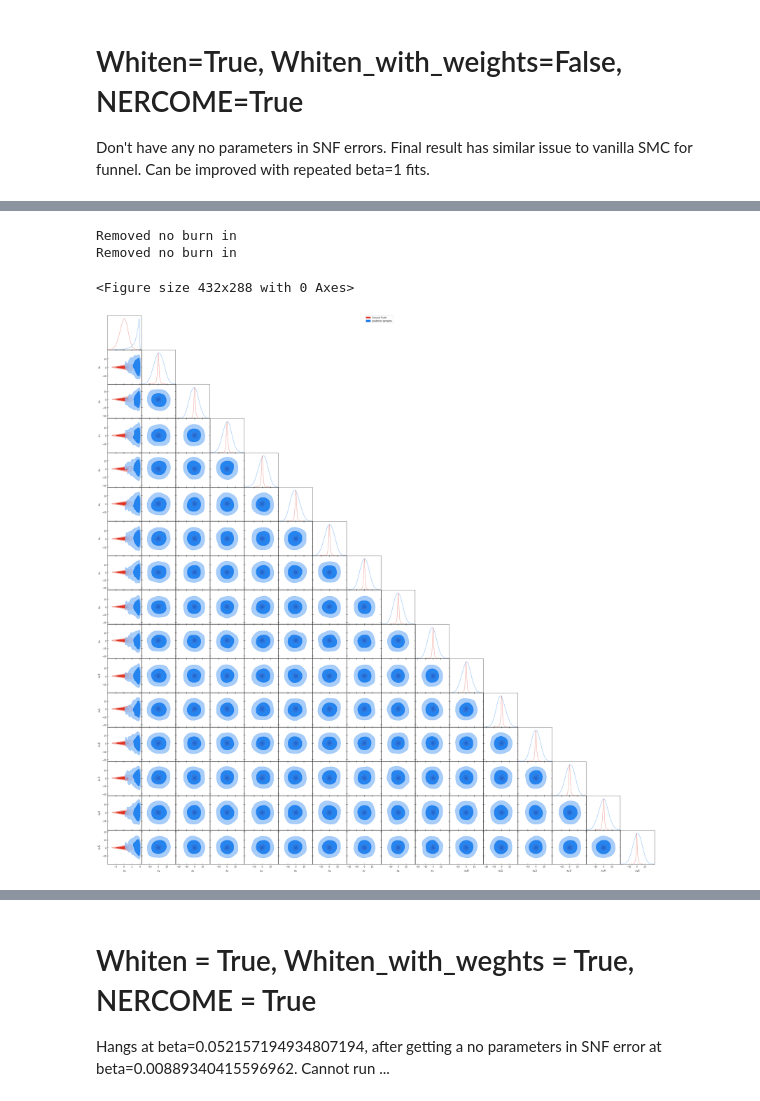
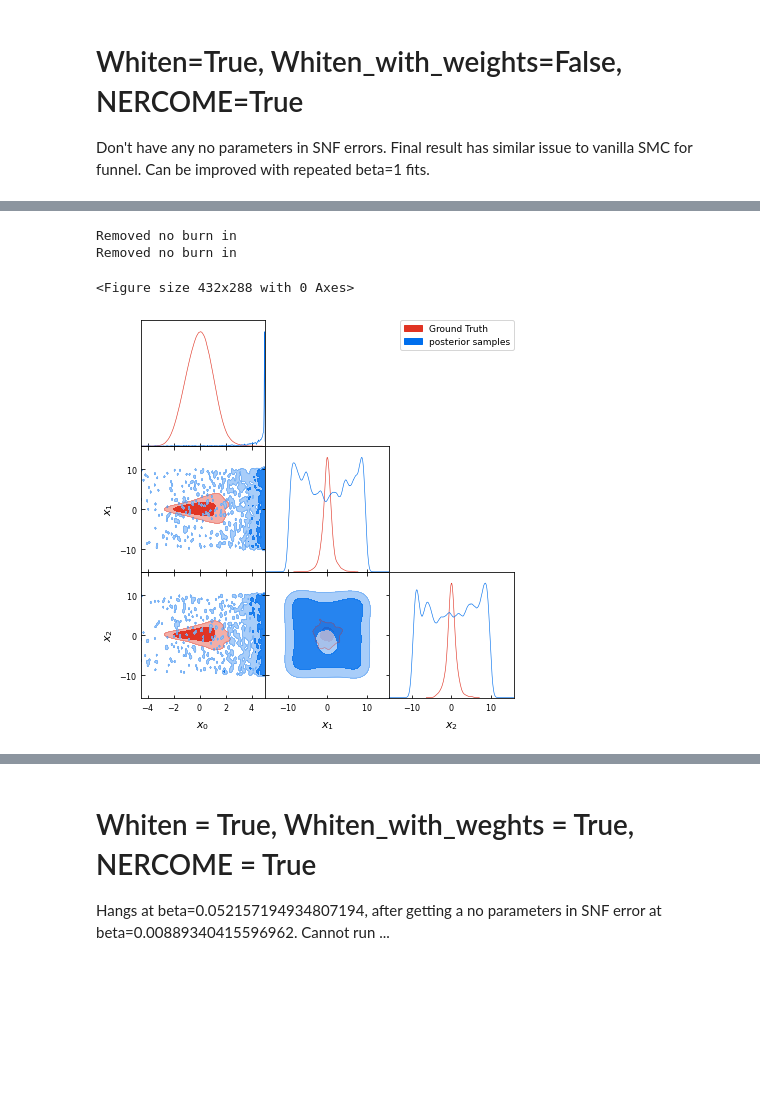
Before and after one commit to RichardGrumitt/nfmc_jax_tests, a Jupyter notebook: funnel_test.ipynb, the cells around one changed output, grey strips where cells are left out. Cells and saved outputs as stored; diff of their text form; code cells hidden in the pictures; blank space fills up the shorter version.

Commit message:
Showing no params error in funnel.

```diff
--- a/funnel_test.ipynb
+++ b/funnel_test.ipynb
@@ -186,6 +206,7 @@ trace = nfmc_jax.infer_nfomc(log_like_func=log_like,
                              log_prior_func=log_flat_prior,
                              init_samples=jax_prior_init,
                              log_prior_args=log_prior_args,
+                             init_logq=None,
                              inference_mode=inference_mode,
                              vmap=vmap,
                              parallel_backend=parallel_backend,
@@ -209,6 +230,7 @@ trace = nfmc_jax.infer_nfomc(log_like_func=log_like,
                              Whiten_with_weights=Whiten_with_weights,
                              #SMC parameters
                              nfmc_frac_validate=nfmc_frac_validate,
+                             frac_validate=frac_validate,
                              min_delta_beta_init=min_delta_beta_init,
                              min_delta_beta_final=min_delta_beta_final,
                              snf_loss=snf_loss,
@@ -217,6 +239,7 @@ trace = nfmc_jax.infer_nfomc(log_like_func=log_like,
                              vanilla_smc=vanilla_smc,
                              reg=reg,
                              reg1=reg1,
+                             reg2=reg2,
                              latent_mcmc=latent_mcmc,
                              imh_target_acc_rate=imh_target_acc_rate,
                              max_imh_steps=max_imh_steps,
@@ -226,5 +249,18 @@ trace = nfmc_jax.infer_nfomc(log_like_func=log_like,
                              t_ess=t_ess,
                              NERCOME=NERCOME,
                              fixed_beta_updates=fixed_beta_updates,
-                             nf_iter=nf_iter)
+                             nf_iter=nf_iter,
+                             dla_step_size=dla_step_size,
+                             num_extra_dla_samples=num_extra_dla_samples,
+                             grad_norm_thresh=grad_norm_thresh,
+                             log_like_grad=log_like_grad,
+                             log_prior_grad=log_prior_grad,
+                             max_dla_line_steps=max_dla_line_steps,
+                             eps_z=eps_z,
+                             accelerate_dla=accelerate_dla,
+                             grad_free_dla=grad_free_dla,
+                             dla_beta_thresh=dla_beta_thresh,
+                             latent_dla=latent_dla,
+                             rel_fish_tol=rel_fish_tol,
+                             abs_fish_tol=abs_fish_tol)
 # %% [output]
@@ -255,6 +305,6 @@ dict_keys(['mcmc_samples', 'final_qw_samples', 'final_qw_weights', 'log_evidence
 # %%
 # To inspect the sampling output, we can pull out the q_models.
-q_models = trace['q_models'][0]
+q_models = trace['dla_qmodels'][0]
 q_models.keys()
 #print(len(q_models.keys()))
 # %% [output]
@@ -262,7 +312,8 @@ dict_keys(['q1_w', 'q2_w', 'q3_w', 'q4_w', 'q5_w', 'q6_w', 'q7_w', 'q8_w', 'q9_w
 # %%
+q_string = 'post_burnin_0'
 
 # There were 10 temperature levels. q10_w corresponds to the q fit at beta=1 i.e. the target.
-qi = q_models['q10_w']
+qi = q_models[q_string]
 q_samples, logq = qi.sample(2000, device='cpu')
 q_samples, logq = q_samples.numpy(), logq.numpy()
 iw = jax.vmap(lambda x: log_like(x))(q_samples)
@@ -274,6 +325,13 @@ iw /= np.sum(iw)
 
 #q_samples = trace['final_qw_samples'][0]
 #iw = trace['final_qw_weights'][0]
+#beta = trace['betas'][0][-1]
+#print(f'beta = {beta}')
+beta = 1
+
+x_prime = np.random.normal(0, 1, size=(1000, D))
+x_prime[:, 0] = x_prime[:, 0] * a / np.sqrt(beta)
+x_prime[:, 1:] = x_prime[:, 1:] * np.exp(b * x_prime[:, 0]).reshape((1000, 1)) / np.sqrt(beta)
 # %%
 def plot_triangles(samples, weights, truth_samples, Ngd=1000, beta_idx=None,
                    out_name=None, d=16):
@@ -298,3 +356,14 @@ def plot_triangles(samples, weights, truth_samples, Ngd=1000, beta_idx=None,
 # Whiten=True, Whiten_with_weights=False, NERCOME=True
 
 Don't have any no parameters in SNF errors. Final result has similar issue to vanilla SMC for funnel. Can be improved with repeated beta=1 fits.
+# %%
+#beta = 1.0
+
+x_prime = np.random.normal(0, 1, size=(1000, D))
+x_prime[:, 0] = x_prime[:, 0] * a / np.sqrt(beta)
+x_prime[:, 1:] = x_prime[:, 1:] * np.exp(b * x_prime[:, 0]).reshape((1000, 1)) / np.sqrt(beta)
+
+print(f'Got the damn samples')
+
+df = pd.DataFrame(x_prime[:, 0:4])
+sns.pairplot(df)
@@ -301,8 +380,9 @@ Don't have any no parameters in SNF errors. Final result has similar issue to va
 # %%
 # First plot the samples without weights.
-plot_triangles(q_samples, np.ones(len(q_samples)), truth_samples=x_prime, out_name='funnel_noweight_cmh.png')
+plot_triangles(q_samples[:,0:3], np.ones(len(q_samples)), truth_samples=x_prime[:,0:3],
+               out_name='funnel_noweight_DLA_grad.png', d=3)
 # %% [output]
 Removed no burn in
 Removed no burn in
 <Figure size 432x288 with 0 Axes>
-[figure, old version]
+[figure, new version]
```
Also changed, not shown: parts of 11 cells of this notebook.
